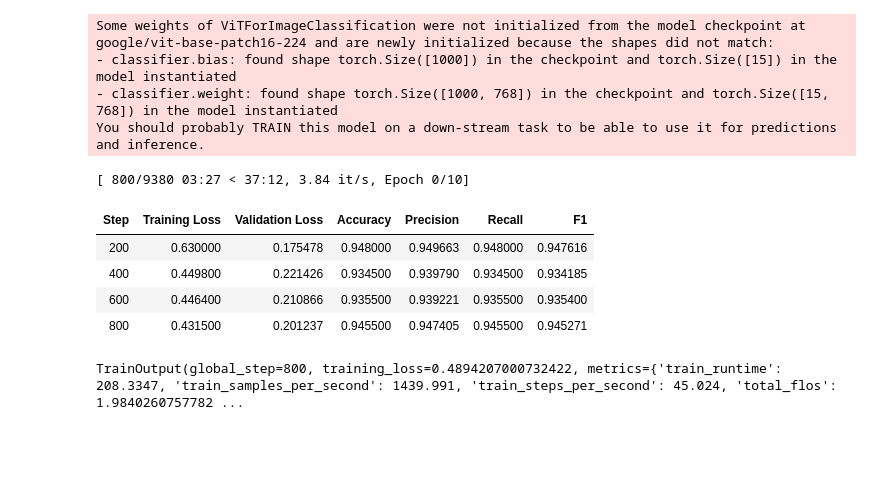
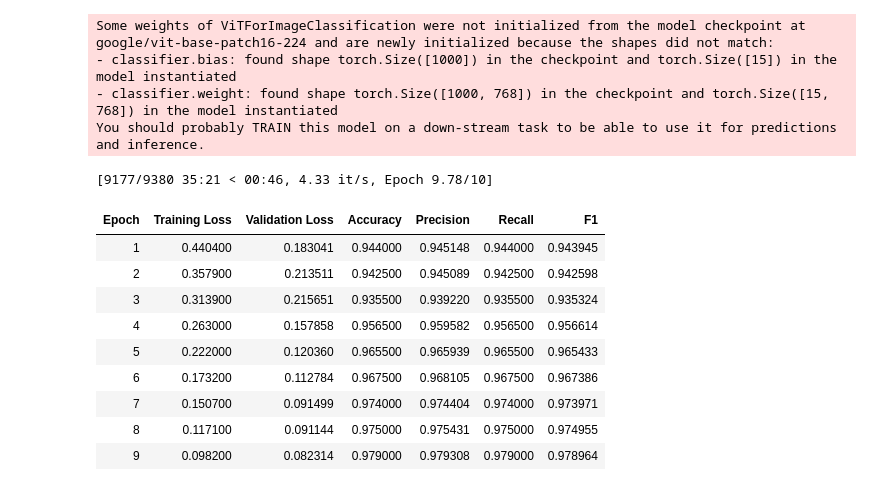
Before and after one commit to Aremju/dl-cv-wintersemester-2025-2026, a Jupyter notebook: task/milestone_1/vision_transformer/training.ipynb, the cells around one changed output. Saved outputs shown, nothing was run; the diff lists cells and outputs as text; code cells hidden in the pictures; blank space fills up the shorter version.

```diff
--- a/task/milestone_1/vision_transformer/training.ipynb
+++ b/task/milestone_1/vision_transformer/training.ipynb
@@ -130,6 +130,8 @@ transformations = {
         transforms.RandomRotation(degrees=15),
         transforms.RandomResizedCrop(size),
         transforms.ColorJitter(brightness=0.3, contrast=0.3, saturation=0.3, hue=0.3),
+        transforms.Resize(size),
+        transforms.CenterCrop(size),
         transforms.ToTensor(),
         transforms.Normalize(mean=image_mean, std=image_std),
     ]),
@@ -336,24 +385,28 @@ def compute_metrics(eval_predictions):
 # %%
 # Initializing and starting training
 trainer = Trainer(
     model,
     train_configs.get(TRAINING_STRATEGY),
     train_dataset=train_data,
     eval_dataset=validation_data,
     data_collator=collate_fn,
     tokenizer=processor,
     compute_metrics=compute_metrics,
-    callbacks=[EarlyStoppingCallback(early_stopping_patience=3, early_stopping_threshold=0.005)],
+    callbacks=[EarlyStoppingCallback(early_stopping_patience=3, early_stopping_threshold=0.001)],
 )
 trainer.train()
 # %% [output]
-[ 800/9380 03:27 < 37:12, 3.84 it/s, Epoch 0/10]
+[9177/9380 35:21 < 00:46, 4.33 it/s, Epoch 9.78/10]
-| Step | Training Loss | Validation Loss | Accuracy | Precision | Recall | F1 |
-| 200 | 0.630000 | 0.175478 | 0.948000 | 0.949663 | 0.948000 | 0.947616 |
-| 400 | 0.449800 | 0.221426 | 0.934500 | 0.939790 | 0.934500 | 0.934185 |
-| 600 | 0.446400 | 0.210866 | 0.935500 | 0.939221 | 0.935500 | 0.935400 |
-| 800 | 0.431500 | 0.201237 | 0.945500 | 0.947405 | 0.945500 | 0.945271 |
+| Epoch | Training Loss | Validation Loss | Accuracy | Precision | Recall | F1 |
+| 1 | 0.440400 | 0.183041 | 0.944000 | 0.945148 | 0.944000 | 0.943945 |
+| 2 | 0.357900 | 0.213511 | 0.942500 | 0.945089 | 0.942500 | 0.942598 |
+| 3 | 0.313900 | 0.215651 | 0.935500 | 0.939220 | 0.935500 | 0.935324 |
+| 4 | 0.263000 | 0.157858 | 0.956500 | 0.959582 | 0.956500 | 0.956614 |
+| 5 | 0.222000 | 0.120360 | 0.965500 | 0.965939 | 0.965500 | 0.965433 |
+| 6 | 0.173200 | 0.112784 | 0.967500 | 0.968105 | 0.967500 | 0.967386 |
+| 7 | 0.150700 | 0.091499 | 0.974000 | 0.974404 | 0.974000 | 0.973971 |
+| 8 | 0.117100 | 0.091144 | 0.975000 | 0.975431 | 0.975000 | 0.974955 |
+| 9 | 0.098200 | 0.082314 | 0.979000 | 0.979308 | 0.979000 | 0.978964 |
-TrainOutput(global_step=800, training_loss=0.4894207000732422, metrics={'train_runtime': 208.3347, 'train_samples_per_second': 1439.991, 'train_steps_per_second': 45.024, 'total_flos': 1.9840260757782 ...
 # %%
 from sklearn.metrics import (
     confusion_matrix,
```
Also changed, not shown: parts of 3 cells of this notebook, 26 other files.
